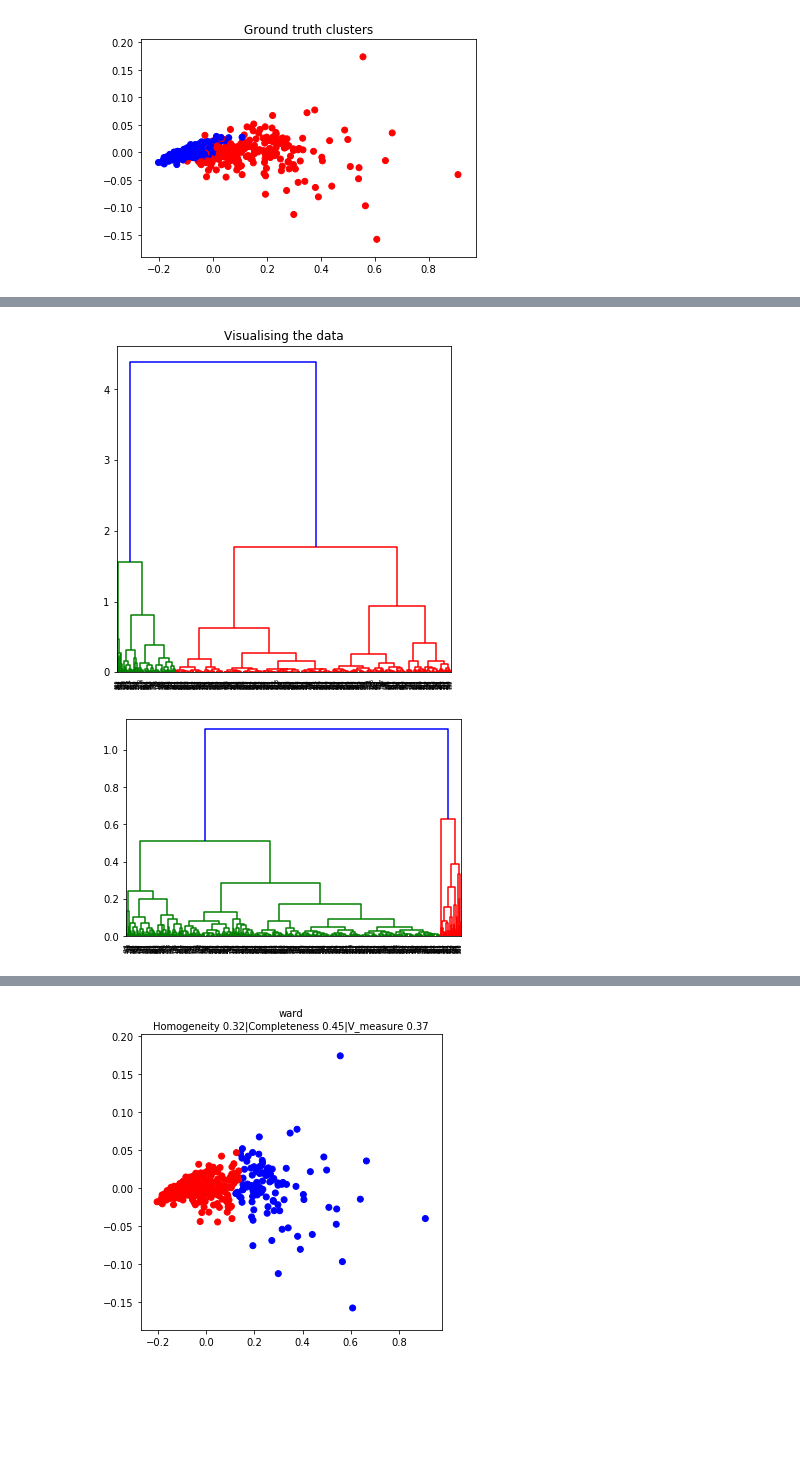
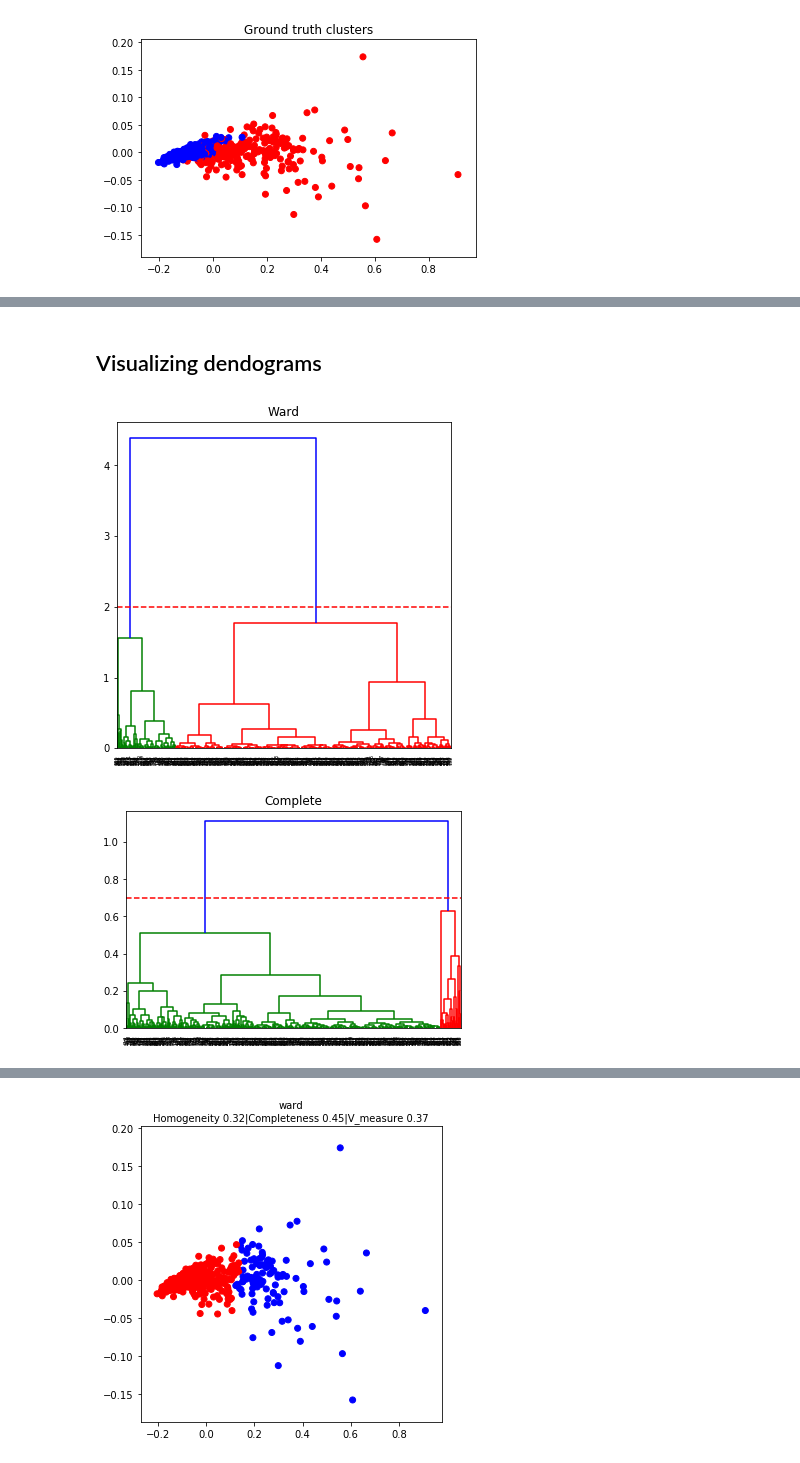
Before and after one commit to gpmarques/hierarchical_clustering, a Jupyter notebook: breastCancer.ipynb, the cells around one changed output, grey strips where cells are left out. Cells and saved outputs as stored; diff of their text form; code cells hidden in the pictures; blank space fills up the shorter version.

```diff
--- a/breastCancer.ipynb
+++ b/breastCancer.ipynb
@@ -58,13 +67,18 @@ import scipy.cluster.hierarchy as shc
+# %% [markdown]
+## Visualizing dendograms
 # %%
 plt.figure(figsize =(6, 6))
-plt.title('Visualising the data')
+plt.title('Ward')
 shc.dendrogram((shc.linkage(X2D, method='ward')))
+plt.axhline(y=2, color='r', linestyle='--')
 plt.show()
 # %% [output]
-[figure, old version]
+[figure, new version]
 # %%
+plt.title('Complete')
 shc.dendrogram((shc.linkage(X2D, method='complete')))
+plt.axhline(y=0.7, color='r', linestyle='--')
 plt.show()
 # %% [output]
-[figure, old version]
+[figure, new version]
 # %%
```
Also changed, not shown: parts of 8 cells of this notebook.
